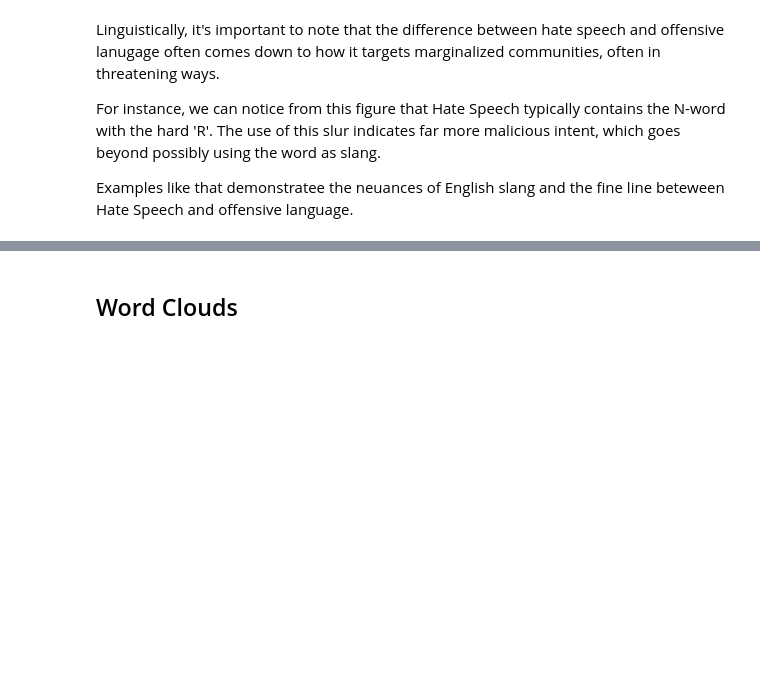
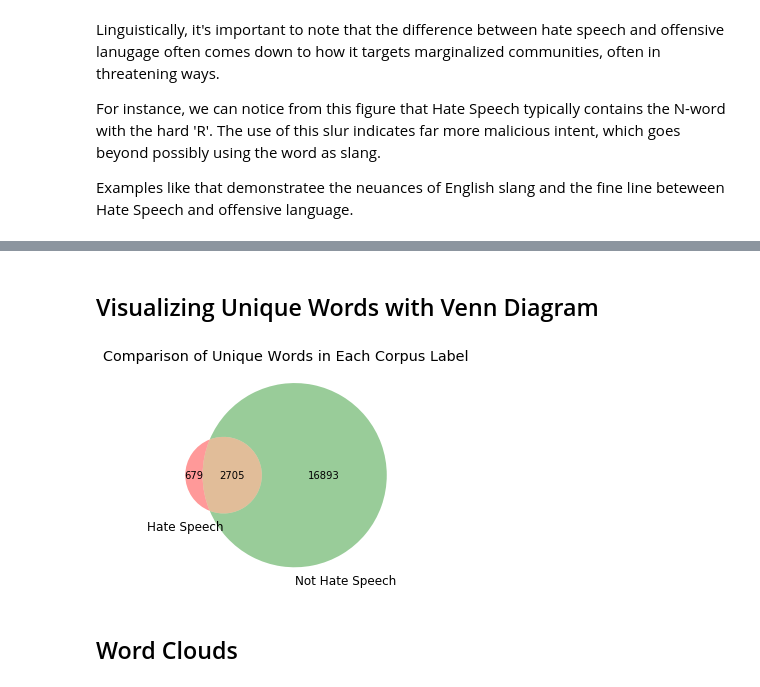
Before and after one commit to sidneykung/twitter_hate_speech_detection, a Jupyter notebook: preprocessing/eda_notebook.ipynb, the cells around one changed output, grey strips where cells are left out. Drawn from its saved outputs; the diff is of its cells as text; code cells hidden in the pictures; blank space fills up the shorter version.

Commit message:
creating unqiue words viz

```diff
--- a/preprocessing/eda_notebook.ipynb
+++ b/preprocessing/eda_notebook.ipynb
@@ -245,0 +271,2 @@ Examples like that demonstratee the neuances of English slang and the fine line
+# %% [markdown]
+## Visualizing Unique Words with Venn Diagram
@@ -246,3 +277,9 @@ Examples like that demonstratee the neuances of English slang and the fine line
+# %%
+venn2([set(flat_hate), set(flat_not_hate)], set_labels = ('Hate Speech', 'Not Hate Speech'))
+plt.title('Comparison of Unique Words in Each Corpus Label')
+plt.savefig('../visualizations/word_venn.png', bbox_inches = "tight", pad_inches=.5)
+# %% [output]
+[figure, added]
 # %% [markdown]
 ## Word Clouds
 # %%
```
Also changed, not shown: parts of 6 cells of this notebook, 2 other files.
